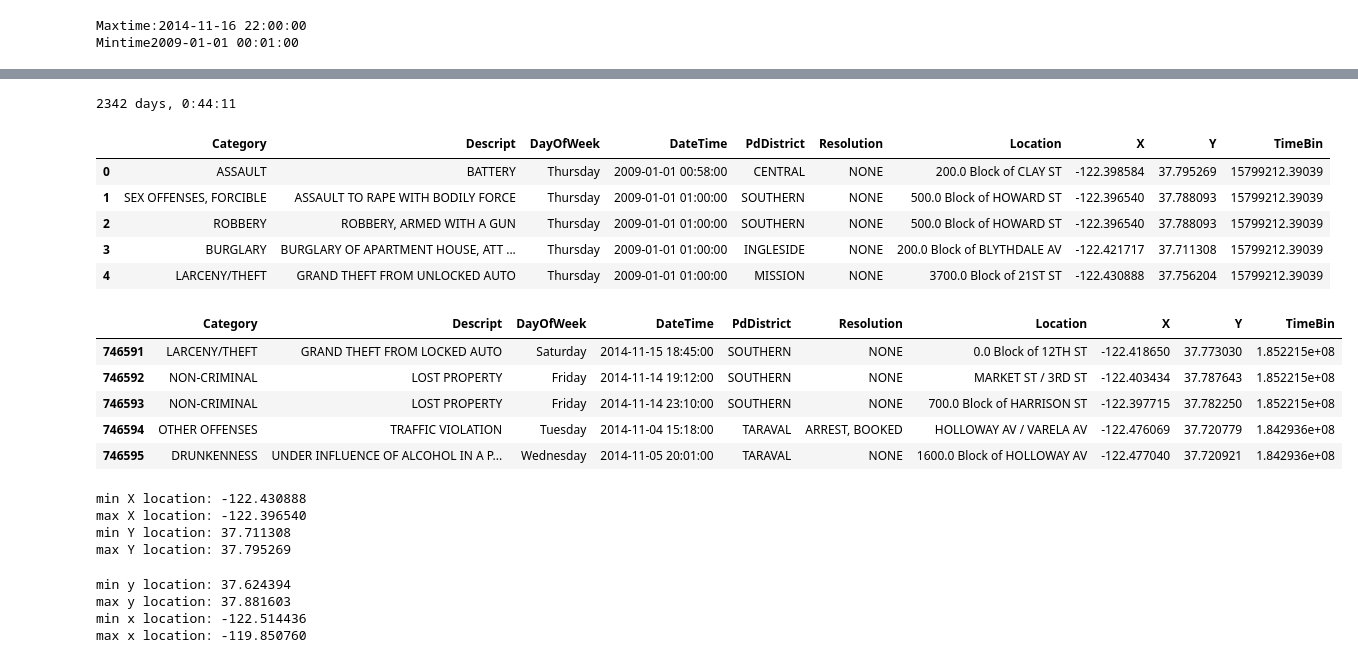
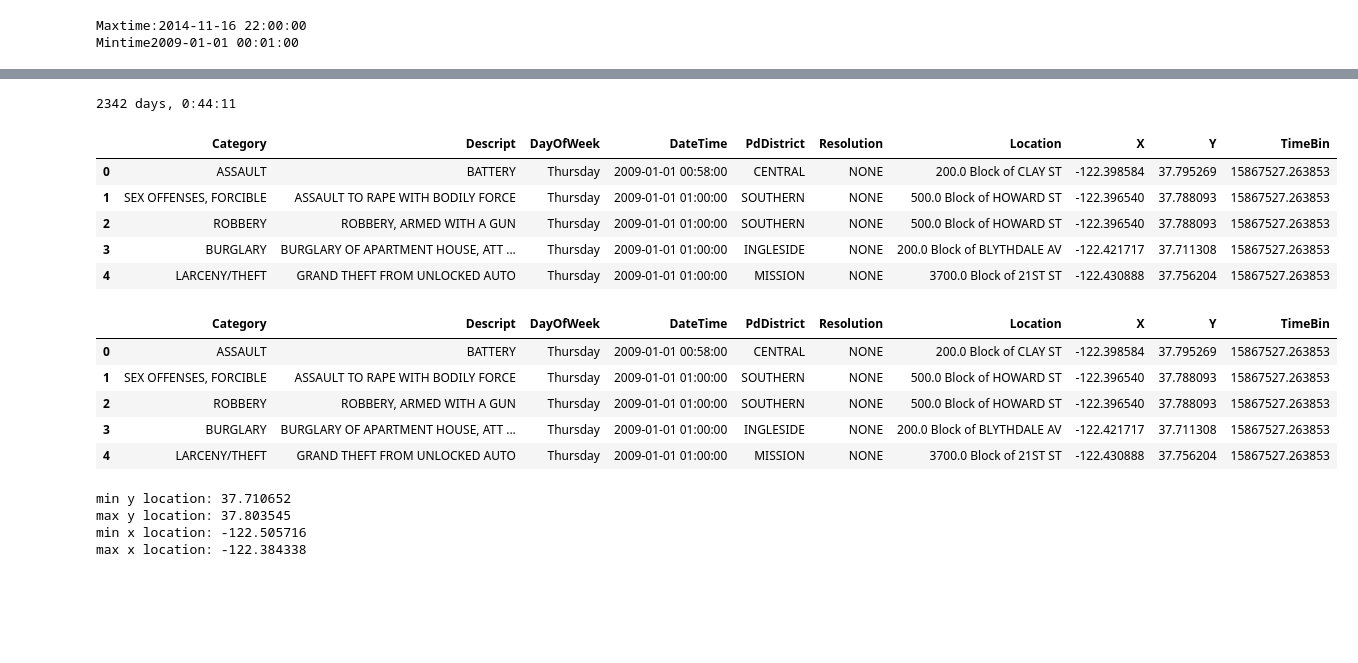
Before and after one commit to dolphyin/cs194-16-data_manatees, a Jupyter notebook: format_911.ipynb, the cells around one changed output, grey strips where cells are left out. Drawn from its saved outputs; the diff is of its cells as text; code cells hidden in the pictures; blank space fills up the shorter version.

```diff
--- a/format_911.ipynb
+++ b/format_911.ipynb
@@ -89,6 +89,7 @@ def create_bins(min_pt, max_pt, n):
     """
     return np.linspace(min_pt, max_pt, n)
 
+import bisect
 def get_bin(bins, val):
     """
     Determines which bin the input val falls into. Bins are represented
@@ -100,9 +101,8 @@ def get_bin(bins, val):
     @params val float to bin
     @return bin that val belongs to
     """
-    for bin in bins[::-1]: # iterate through bins in reverse order
-        if val >= bin:
-            return bin
+    index = bisect.bisect_right(bins, val)-1 #bisect_left returns 2 with [0.0, 0.5, 1.0] and 0.75 as input
+    return bins[index]
 # %%
 #testing something on a mini data set
 minidata = data_911.head()
@@ -143,7 +130,7 @@ mintime = pd.to_datetime('2008-07-01 00:13:00')
 maxtime = pd.to_datetime('2014-11-29 00:57:11')
 print maxtime-mintime
 #subtracting 2 datetimes creates a tdelta object
-bins = create_bins(0, (maxtime-mintime).total_seconds(), 1000)
+bins = create_bins(0, (maxtime-mintime).total_seconds(), 5000)
 
 data_911['TimeBin'] = data_911.apply(lambda row: get_bin(bins, (row['DateTime']-mintime).total_seconds()), axis = 1)
 
@@ -151,20 +138,20 @@ data_911.head()
 # %% [output]
 2342 days, 0:44:11
 |  | Category | Descript | DayOfWeek | DateTime | PdDistrict | Resolution | Location | X | Y | TimeBin |
-| 0 | ASSAULT | BATTERY | Thursday | 2009-01-01 00:58:00 | CENTRAL | NONE | 200.0 Block of CLAY ST | -122.398584 | 37.795269 | 15799212.39039 |
-| 1 | SEX OFFENSES, FORCIBLE | ASSAULT TO RAPE WITH BODILY FORCE | Thursday | 2009-01-01 01:00:00 | SOUTHERN | NONE | 500.0 Block of HOWARD ST | -122.396540 | 37.788093 | 15799212.39039 |
-| 2 | ROBBERY | ROBBERY, ARMED WITH A GUN | Thursday | 2009-01-01 01:00:00 | SOUTHERN | NONE | 500.0 Block of HOWARD ST | -122.396540 | 37.788093 | 15799212.39039 |
-| 3 | BURGLARY | BURGLARY OF APARTMENT HOUSE, ATT ... | Thursday | 2009-01-01 01:00:00 | INGLESIDE | NONE | 200.0 Block of BLYTHDALE AV | -122.421717 | 37.711308 | 15799212.39039 |
-| 4 | LARCENY/THEFT | GRAND THEFT FROM UNLOCKED AUTO | Thursday | 2009-01-01 01:00:00 | MISSION | NONE | 3700.0 Block of 21ST ST | -122.430888 | 37.756204 | 15799212.39039 |
+| 0 | ASSAULT | BATTERY | Thursday | 2009-01-01 00:58:00 | CENTRAL | NONE | 200.0 Block of CLAY ST | -122.398584 | 37.795269 | 15867527.263853 |
+| 1 | SEX OFFENSES, FORCIBLE | ASSAULT TO RAPE WITH BODILY FORCE | Thursday | 2009-01-01 01:00:00 | SOUTHERN | NONE | 500.0 Block of HOWARD ST | -122.396540 | 37.788093 | 15867527.263853 |
+| 2 | ROBBERY | ROBBERY, ARMED WITH A GUN | Thursday | 2009-01-01 01:00:00 | SOUTHERN | NONE | 500.0 Block of HOWARD ST | -122.396540 | 37.788093 | 15867527.263853 |
+| 3 | BURGLARY | BURGLARY OF APARTMENT HOUSE, ATT ... | Thursday | 2009-01-01 01:00:00 | INGLESIDE | NONE | 200.0 Block of BLYTHDALE AV | -122.421717 | 37.711308 | 15867527.263853 |
+| 4 | LARCENY/THEFT | GRAND THEFT FROM UNLOCKED AUTO | Thursday | 2009-01-01 01:00:00 | MISSION | NONE | 3700.0 Block of 21ST ST | -122.430888 | 37.756204 | 15867527.263853 |
 # %%
-data_911.tail()
+data_911.head()
 # %% [output]
 |  | Category | Descript | DayOfWeek | DateTime | PdDistrict | Resolution | Location | X | Y | TimeBin |
-| 746591 | LARCENY/THEFT | GRAND THEFT FROM LOCKED AUTO | Saturday | 2014-11-15 18:45:00 | SOUTHERN | NONE | 0.0 Block of 12TH ST | -122.418650 | 37.773030 | 1.852215e+08 |
-| 746592 | NON-CRIMINAL | LOST PROPERTY | Friday | 2014-11-14 19:12:00 | SOUTHERN | NONE | MARKET ST / 3RD ST | -122.403434 | 37.787643 | 1.852215e+08 |
-| 746593 | NON-CRIMINAL | LOST PROPERTY | Friday | 2014-11-14 23:10:00 | SOUTHERN | NONE | 700.0 Block of HARRISON ST | -122.397715 | 37.782250 | 1.852215e+08 |
-| 746594 | OTHER OFFENSES | TRAFFIC VIOLATION | Tuesday | 2014-11-04 15:18:00 | TARAVAL | ARREST, BOOKED | HOLLOWAY AV / VARELA AV | -122.476069 | 37.720779 | 1.842936e+08 |
-| 746595 | DRUNKENNESS | UNDER INFLUENCE OF ALCOHOL IN A P... | Wednesday | 2014-11-05 20:01:00 | TARAVAL | NONE | 1600.0 Block of HOLLOWAY AV | -122.477040 | 37.720921 | 1.842936e+08 |
+| 0 | ASSAULT | BATTERY | Thursday | 2009-01-01 00:58:00 | CENTRAL | NONE | 200.0 Block of CLAY ST | -122.398584 | 37.795269 | 15867527.263853 |
+| 1 | SEX OFFENSES, FORCIBLE | ASSAULT TO RAPE WITH BODILY FORCE | Thursday | 2009-01-01 01:00:00 | SOUTHERN | NONE | 500.0 Block of HOWARD ST | -122.396540 | 37.788093 | 15867527.263853 |
+| 2 | ROBBERY | ROBBERY, ARMED WITH A GUN | Thursday | 2009-01-01 01:00:00 | SOUTHERN | NONE | 500.0 Block of HOWARD ST | -122.396540 | 37.788093 | 15867527.263853 |
+| 3 | BURGLARY | BURGLARY OF APARTMENT HOUSE, ATT ... | Thursday | 2009-01-01 01:00:00 | INGLESIDE | NONE | 200.0 Block of BLYTHDALE AV | -122.421717 | 37.711308 | 15867527.263853 |
+| 4 | LARCENY/THEFT | GRAND THEFT FROM UNLOCKED AUTO | Thursday | 2009-01-01 01:00:00 | MISSION | NONE | 3700.0 Block of 21ST ST | -122.430888 | 37.756204 | 15867527.263853 |
 # %%
 max_x_loc = minidata['X'].max()
 min_x_loc = minidata['X'].min()
@@ -175,26 +162,27 @@ max_y_loc = minidata['Y'].max()
 min_y_loc = minidata['Y'].min()
 print "min Y location: %f" % min_y_loc
 print "max Y location: %f" % max_y_loc
+
+
+min y location: 37.710652
+max y location: 37.803545
+min x location: -122.505716
+max x location: -122.384338
-# %% [output]
-min X location: -122.430888
-max X location: -122.396540
-min Y location: 37.711308
-max Y location: 37.795269
 # %%
-max_y_loc = 37.881603
-min_y_loc = 37.624394
+max_y_loc = 37.803545
+min_y_loc = 37.710652
 print "min y location: %f" % min_y_loc
 print "max y location: %f" % max_y_loc
 
-max_x_loc = -119.850760
-min_x_loc = -122.514436
+max_x_loc = -122.384338
+min_x_loc = -122.505716
 print "min x location: %f" % min_x_loc
 print "max x location: %f" % max_x_loc
 # %% [output]
-min y location: 37.624394
-max y location: 37.881603
-min x location: -122.514436
-max x location: -119.850760
+min y location: 37.710652
+max y location: 37.803545
+min x location: -122.505716
+max x location: -122.384338
 # %%
 xbins = create_bins(min_x_loc, max_x_loc, 10)
 ybins = create_bins(min_y_loc, max_y_loc, 10)
```
Also changed, not shown: parts of 14 cells of this notebook, 3 other files.
